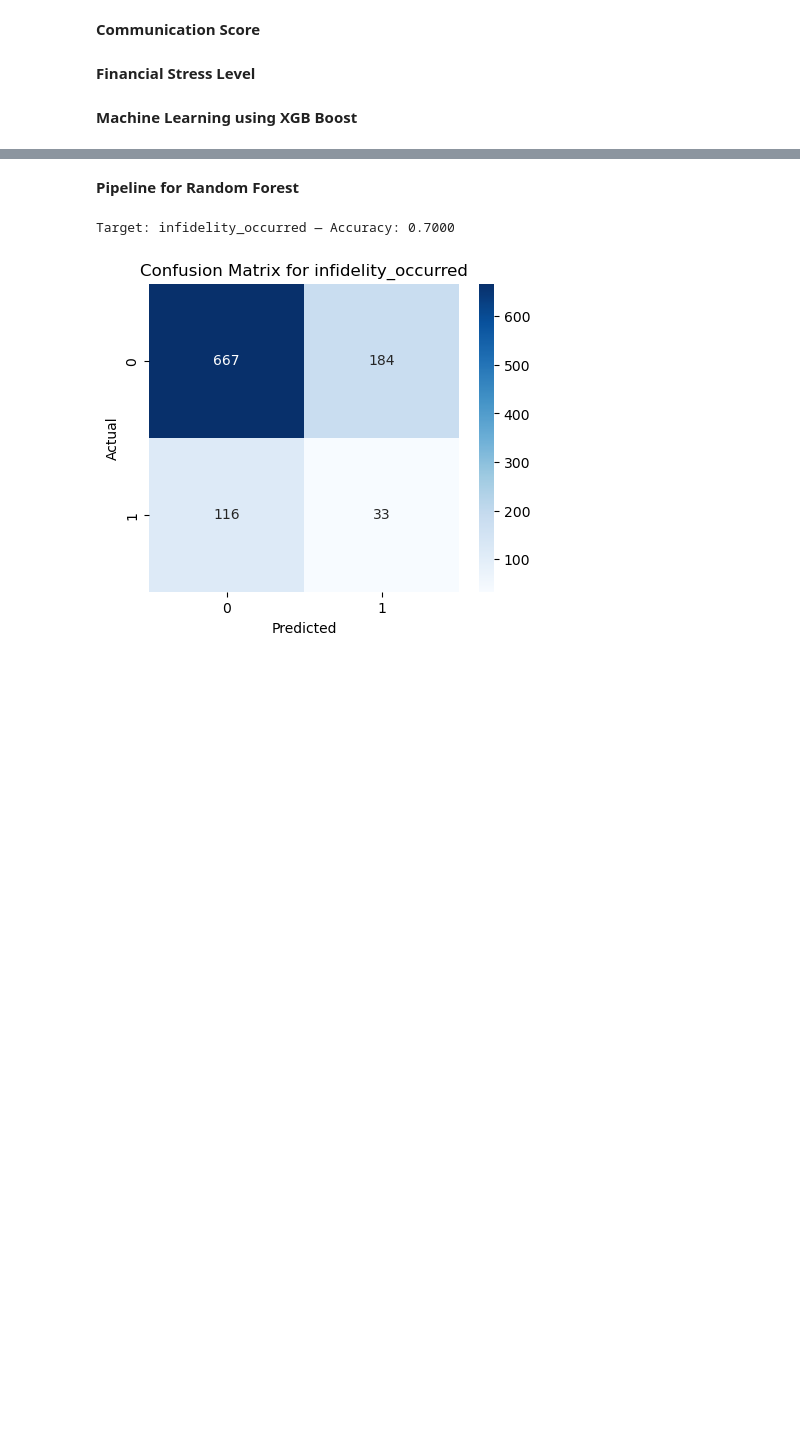
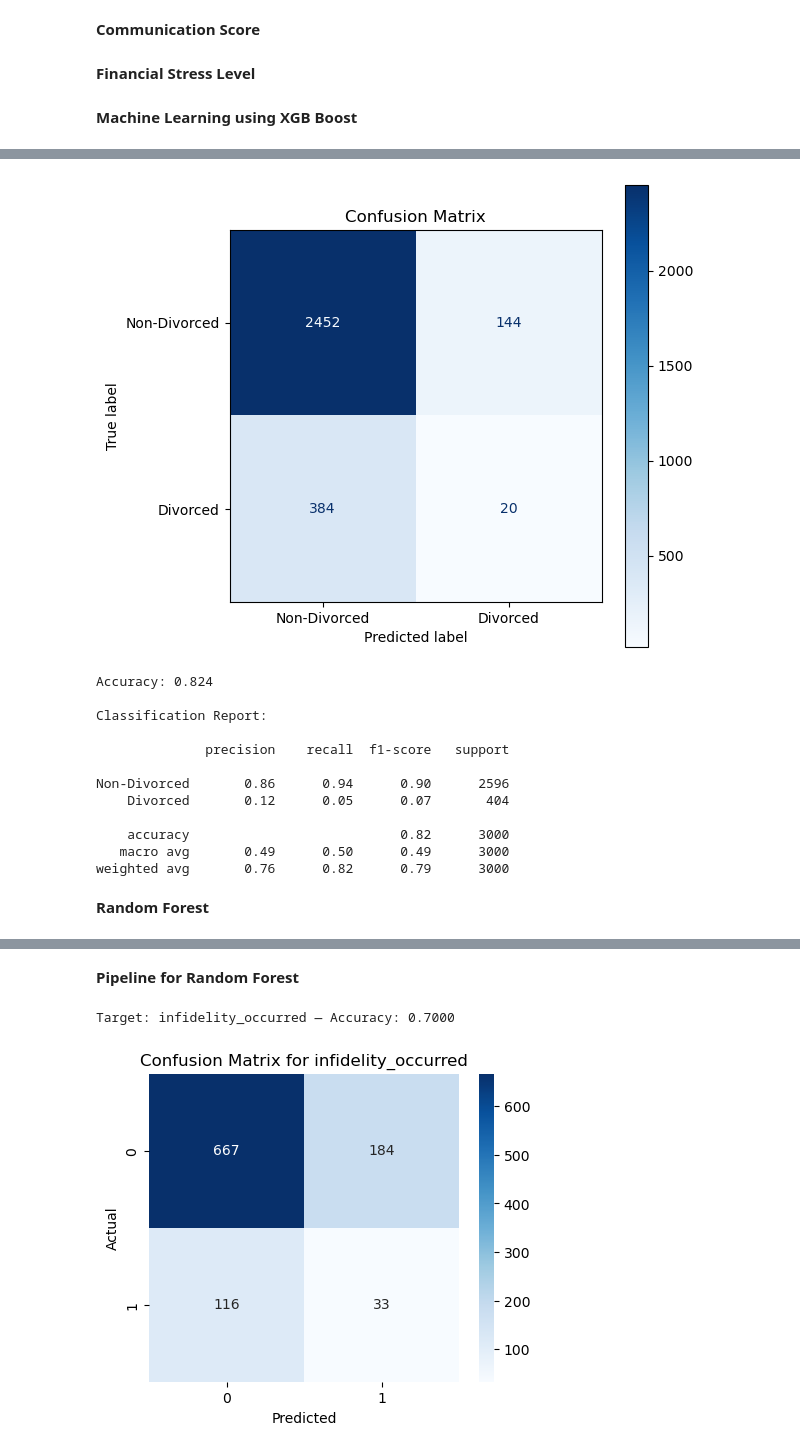
Before and after one commit to Kabir26-star/CAS-ADS-Module-3, a Jupyter notebook: Divorce_Study_Module_3 V1.ipynb, the cells around one changed output, grey strips where cells are left out. Cells and saved outputs as stored; diff of their text form; code cells hidden in the pictures; blank space fills up the shorter version.

```diff
--- a/Divorce_Study_Module_3 V1.ipynb
+++ b/Divorce_Study_Module_3 V1.ipynb
@@ -605 +600,9 @@ if categorical_cols:
+# %%
+# Preprocessing pipeline
+preprocessor = ColumnTransformer(
+    transformers=[
+        ('cat', OneHotEncoder(drop='first', handle_unknown='ignore'), categorical_cols)
+    ],
+    remainder='passthrough'  # keep numeric columns as-is
+)
 # %%
@@ -661,0 +621,3 @@ print(classification_report(y_true, y_pred_lr, labels=labels, target_names=displ
+# %%
+# Fit pipeline
+pipeline.fit(X_train, Y_train)
@@ -661,0 +642,40 @@ print(classification_report(y_true, y_pred_lr, labels=labels, target_names=displ
+# %%
+# Predict
+y_pred = pipeline.predict(X_test)
+# %%
+# Flatten in case they are DataFrames or 2D arrays
+y_test = np.ravel(y_test)
+y_pred = np.ravel(y_pred)
+# %%
+labels = np.unique(np.concatenate([y_test, y_pred]))
+display_map = {0: 'Non-Divorced', 1: 'Divorced'}
+display_labels = [display_map.get(l, str(l)) for l in labels]
+
+cm = confusion_matrix(y_test, y_pred, labels=labels)
+disp = ConfusionMatrixDisplay(confusion_matrix=cm, display_labels=display_labels)
+
+fig, ax = plt.subplots(figsize=(6,6))
+disp.plot(ax=ax, cmap='Blues', values_format='d')
+plt.title('Confusion Matrix')
+plt.show()
+
+# Metrics
+print('Accuracy:', accuracy_score(y_test, y_pred))
+print('\nClassification Report:\n')
+print(classification_report(y_test, y_pred, labels=labels, target_names=display_labels))
+# %% [output]
+[figure, added]
+Accuracy: 0.824
+
+Classification Report:
+
+              precision    recall  f1-score   support
+
+Non-Divorced       0.86      0.94      0.90      2596
+    Divorced       0.12      0.05      0.07       404
+
+    accuracy                           0.82      3000
+   macro avg       0.49      0.50      0.49      3000
+weighted avg       0.76      0.82      0.79      3000
+# %% [markdown]
+**Random Forest**
```
Also changed, not shown: parts of 14 cells of this notebook.
